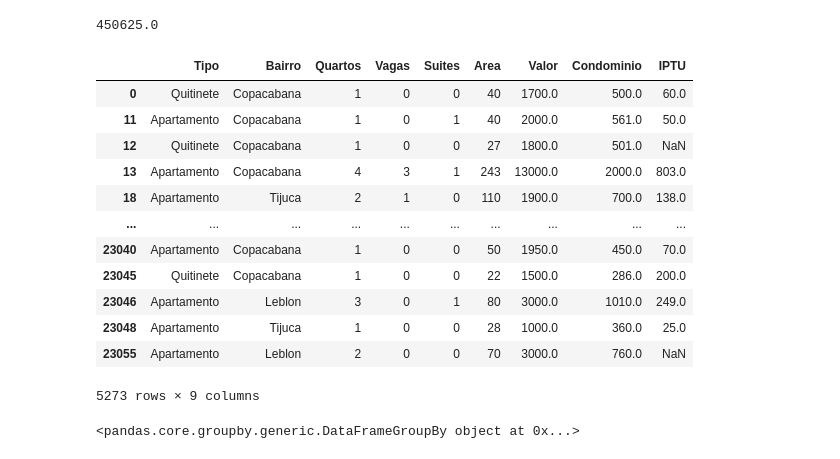
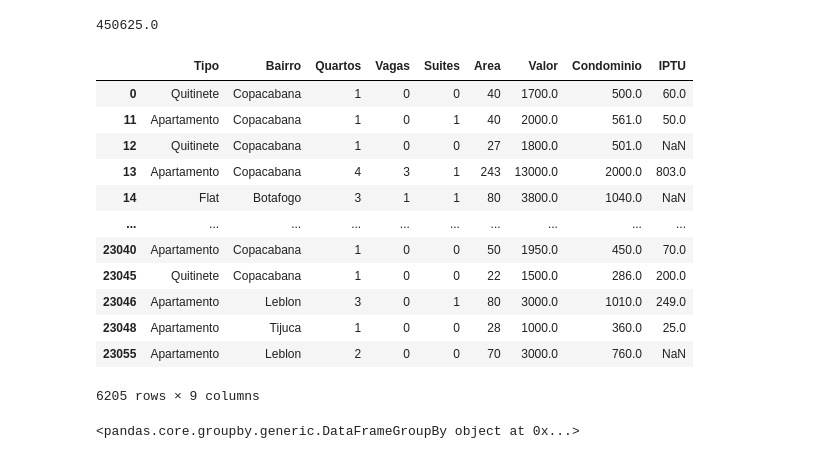
Before and after one commit to nathanqueija/myjourneytodatascience, a Jupyter notebook: 02_pandas_treating_and_analyzing_data/pandas.ipynb, the cells around one changed output. Drawn from its saved outputs; the diff is of its cells as text; code cells hidden in the pictures.

```diff
--- a/02_pandas_treating_and_analyzing_data/pandas.ipynb
+++ b/02_pandas_treating_and_analyzing_data/pandas.ipynb
@@ -1031,23 +1031,23 @@ df["IPTU"].max()
 # %% [output]
 450625.0
 # %%
-bairros = ['Copacabana', 'Leblon', 'Tijuca']
+bairros = ['Copacabana', 'Leblon', 'Tijuca', 'Botafogo']
 df_bairros = df.query("Bairro in @bairros")
 df_bairros
 # %% [output]
 |  | Tipo | Bairro | Quartos | Vagas | Suites | Area | Valor | Condominio | IPTU |
 | 0 | Quitinete | Copacabana | 1 | 0 | 0 | 40 | 1700.0 | 500.0 | 60.0 |
 | 11 | Apartamento | Copacabana | 1 | 0 | 1 | 40 | 2000.0 | 561.0 | 50.0 |
 | 12 | Quitinete | Copacabana | 1 | 0 | 0 | 27 | 1800.0 | 501.0 | NaN |
 | 13 | Apartamento | Copacabana | 4 | 3 | 1 | 243 | 13000.0 | 2000.0 | 803.0 |
-| 18 | Apartamento | Tijuca | 2 | 1 | 0 | 110 | 1900.0 | 700.0 | 138.0 |
+| 14 | Flat | Botafogo | 3 | 1 | 1 | 80 | 3800.0 | 1040.0 | NaN |
 | ... | ... | ... | ... | ... | ... | ... | ... | ... | ... |
 | 23040 | Apartamento | Copacabana | 1 | 0 | 0 | 50 | 1950.0 | 450.0 | 70.0 |
 | 23045 | Quitinete | Copacabana | 1 | 0 | 0 | 22 | 1500.0 | 286.0 | 200.0 |
 | 23046 | Apartamento | Leblon | 3 | 0 | 1 | 80 | 3000.0 | 1010.0 | 249.0 |
 | 23048 | Apartamento | Tijuca | 1 | 0 | 0 | 28 | 1000.0 | 360.0 | 25.0 |
 | 23055 | Apartamento | Leblon | 2 | 0 | 0 | 70 | 3000.0 | 760.0 | NaN |
-5273 rows × 9 columns
+6205 rows × 9 columns
 # %%
 groupedByBairro = df_bairros.groupby('Bairro')
 groupedByBairro
```
Also changed, not shown: parts of 21 cells of this notebook, 1 other file.
